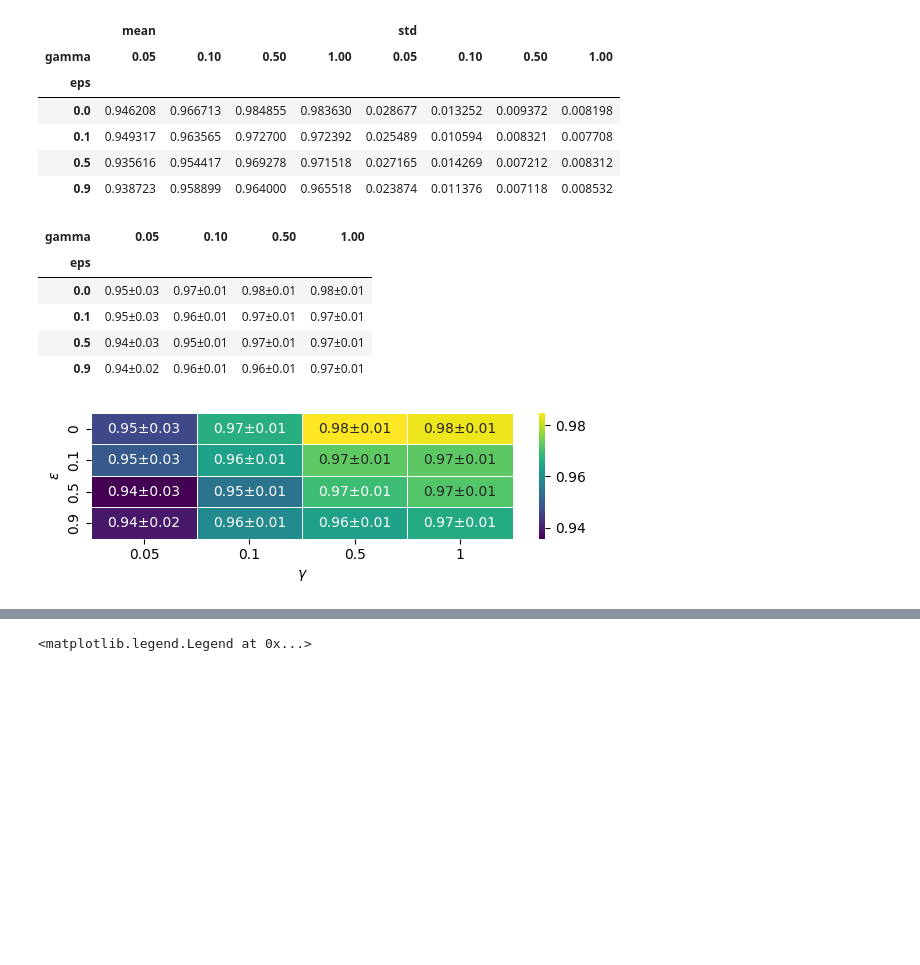
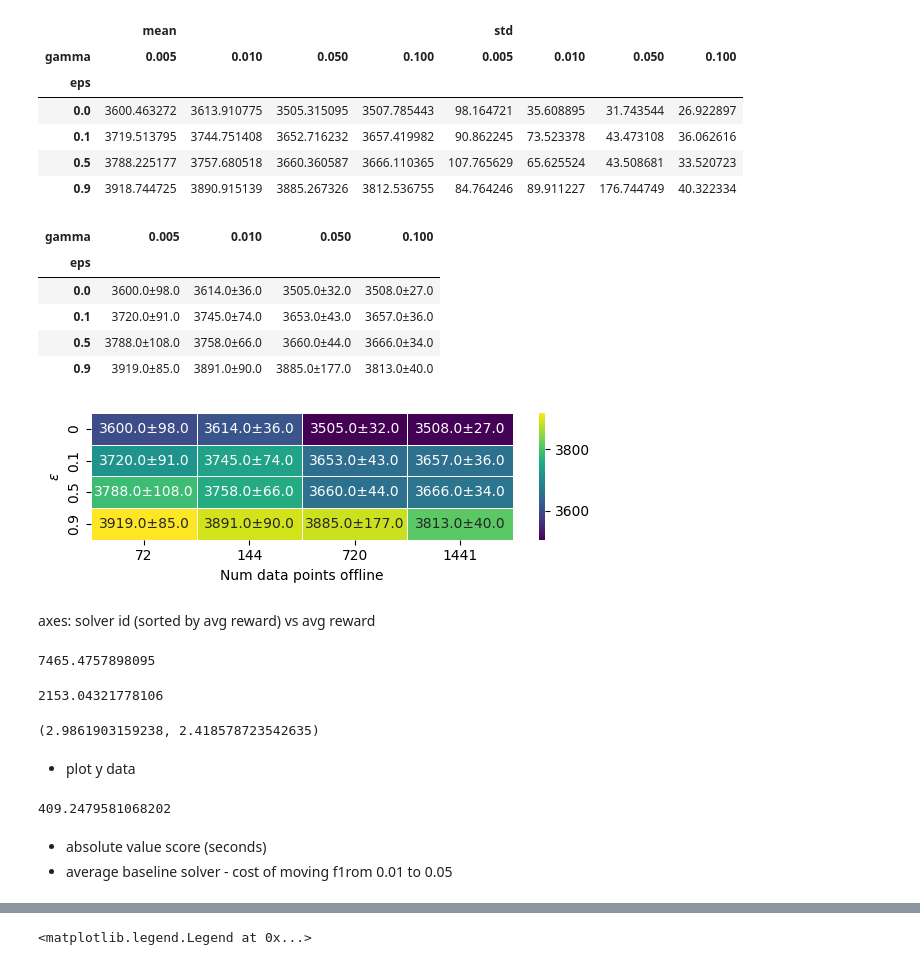
Before and after one commit to Yuriyzabegaev/FTHM-Solver, a Jupyter notebook: solver_selection_thm/spe_results_model_analysis_3.ipynb, the cells around one changed output, grey strips where cells are left out. Cells and saved outputs as stored; diff of their text form; code cells hidden in the pictures; blank space fills up the shorter version.

```diff
--- a/solver_selection_thm/spe_results_model_analysis_3.ipynb
+++ b/solver_selection_thm/spe_results_model_analysis_3.ipynb
@@ -141,2 +240,2 @@ Option left: name:--f=/home/porepy/.local/share/jupyter/runtime/kernel-v3d205a58
 # %%
-results = [do_experiment(x, load_experiments_data=partial(load_experiments_data_spe, dir="../stats/"), all_run_ids=ALL_RUNS) for x in experiment_setups]
+# results = [do_experiment(x, load_experiments_data=partial(load_experiments_data_spe, dir="../stats/"), all_run_ids=ALL_RUNS) for x in experiment_setups]
@@ -195,8 +291,13 @@ for result in results:
     data_for_pandas['tfeedback'].append(result['tfeedback'])
     data_for_pandas['decision_id'].append(result['decision_id'])
 
+    tmp = result['yfeedback']
+
+    data_for_pandas['time_feedback'].append(np.sum(np.exp(-tmp[tmp > -100])))
+
 
 df = pd.DataFrame(data_for_pandas)
+
 df.head(1)
 # %% [output]
 |  | incremental_learning | one_decision | seq_id | gamma | eps | batch_size | NTS | TopEPS | mean_NTS | ... |
@@ -213,47 +305,73 @@ plt.legend()
 # %%
 df_heatmap = df[(df.incremental_learning) & ~(df.one_decision)]
 # df_heatmap = df_heatmap.groupby(["eps", 'gamma'])["mean_TopEPS"].agg(["mean", 'std']).unstack()
-df_heatmap = df_heatmap.groupby(["eps", 'gamma'])["mean_NTS"].agg(["mean", 'std']).unstack()
+# df_heatmap = df_heatmap.groupby(["eps", 'gamma'])["mean_NTS"].agg(["mean", 'std']).unstack()
+df_heatmap = df_heatmap.groupby(["eps", 'gamma'])["time_feedback"].agg(["mean", 'std']).unstack()
+
 
 df_heatmap
 # %% [output]
 |  | mean |  |  |  | std |  |  |  |
-| gamma | 0.05 | 0.10 | 0.50 | 1.00 | 0.05 | 0.10 | 0.50 | 1.00 |
+| gamma | 0.005 | 0.010 | 0.050 | 0.100 | 0.005 | 0.010 | 0.050 | 0.100 |
 | eps |  |  |  |  |  |  |  |  |
-| 0.0 | 0.946208 | 0.966713 | 0.984855 | 0.983630 | 0.028677 | 0.013252 | 0.009372 | 0.008198 |
-| 0.1 | 0.949317 | 0.963565 | 0.972700 | 0.972392 | 0.025489 | 0.010594 | 0.008321 | 0.007708 |
-| 0.5 | 0.935616 | 0.954417 | 0.969278 | 0.971518 | 0.027165 | 0.014269 | 0.007212 | 0.008312 |
-| 0.9 | 0.938723 | 0.958899 | 0.964000 | 0.965518 | 0.023874 | 0.011376 | 0.007118 | 0.008532 |
+| 0.0 | 3600.463272 | 3613.910775 | 3505.315095 | 3507.785443 | 98.164721 | 35.608895 | 31.743544 | 26.922897 |
+| 0.1 | 3719.513795 | 3744.751408 | 3652.716232 | 3657.419982 | 90.862245 | 73.523378 | 43.473108 | 36.062616 |
+| 0.5 | 3788.225177 | 3757.680518 | 3660.360587 | 3666.110365 | 107.765629 | 65.625524 | 43.508681 | 33.520723 |
+| 0.9 | 3918.744725 | 3890.915139 | 3885.267326 | 3812.536755 | 84.764246 | 89.911227 | 176.744749 | 40.322334 |
 # %%
-annot = df_heatmap['mean'].round(2).astype(str) + "±" + df_heatmap['std'].round(2).astype(str)
+annot = df_heatmap['mean'].round(0).astype(str) + "±" + df_heatmap['std'].round(0).astype(str)
 annot
 # %% [output]
-| gamma | 0.05 | 0.10 | 0.50 | 1.00 |
+| gamma | 0.005 | 0.010 | 0.050 | 0.100 |
 | eps |  |  |  |  |
-| 0.0 | 0.95±0.03 | 0.97±0.01 | 0.98±0.01 | 0.98±0.01 |
-| 0.1 | 0.95±0.03 | 0.96±0.01 | 0.97±0.01 | 0.97±0.01 |
-| 0.5 | 0.94±0.03 | 0.95±0.01 | 0.97±0.01 | 0.97±0.01 |
-| 0.9 | 0.94±0.02 | 0.96±0.01 | 0.96±0.01 | 0.97±0.01 |
+| 0.0 | 3600.0±98.0 | 3614.0±36.0 | 3505.0±32.0 | 3508.0±27.0 |
+| 0.1 | 3720.0±91.0 | 3745.0±74.0 | 3653.0±43.0 | 3657.0±36.0 |
+| 0.5 | 3788.0±108.0 | 3758.0±66.0 | 3660.0±44.0 | 3666.0±34.0 |
+| 0.9 | 3919.0±85.0 | 3891.0±90.0 | 3885.0±177.0 | 3813.0±40.0 |
 # %%
 plt.figure(figsize=(6, 2))
 sns.heatmap(
     np.array(df_heatmap["mean"]),
     # np.array(df_heatmap["std"]),
     annot=np.array(annot),
     cmap="viridis",
     linecolor="white",
     linewidths=0.5,
     yticklabels=EPS_VALS,
-    xticklabels=GAMMA_VALS,
+    xticklabels=(np.array(GAMMA_VALS) * num_solvers).astype(int),
     fmt="",
 )
 plt.ylabel(r"$\varepsilon$")
-plt.xlabel(r"$\gamma$")
+# plt.xlabel(r"$\gamma$")
+plt.xlabel('Num data points offline')
 # plt.title(r"Top-$\varepsilon$ Acc.", fontweight="bold")
 plt.tight_layout()
 # plt.savefig("scenarioA_topeps.pdf")
 # %% [output]
-[figure, old version]
+[figure, new version]
+# %% [markdown]
+axes: solver id (sorted by avg reward) vs avg reward
+# %%
+2500 * time_mean
+# %% [output]
+7465.4757898095
+# %%
+(1441 - 720 ) * time_mean
+# %% [output]
+2153.04321778106
+# %%
+time_mean, time_std
+# %% [output]
+(2.9861903159238, 2.418578723542635)
+# %% [markdown]
+* plot y data
+# %%
+(1441 - 720) * (time_mean - time_std)
+# %% [output]
+409.2479581068202
+# %% [markdown]
+* absolute value score (seconds)
+* average baseline solver - cost of moving f1rom 0.01 to 0.05
 # %%
 from sklearn.neural_network import MLPRegressor
 # %%
```
Also changed, not shown: parts of 26 cells of this notebook, 13 other files.
